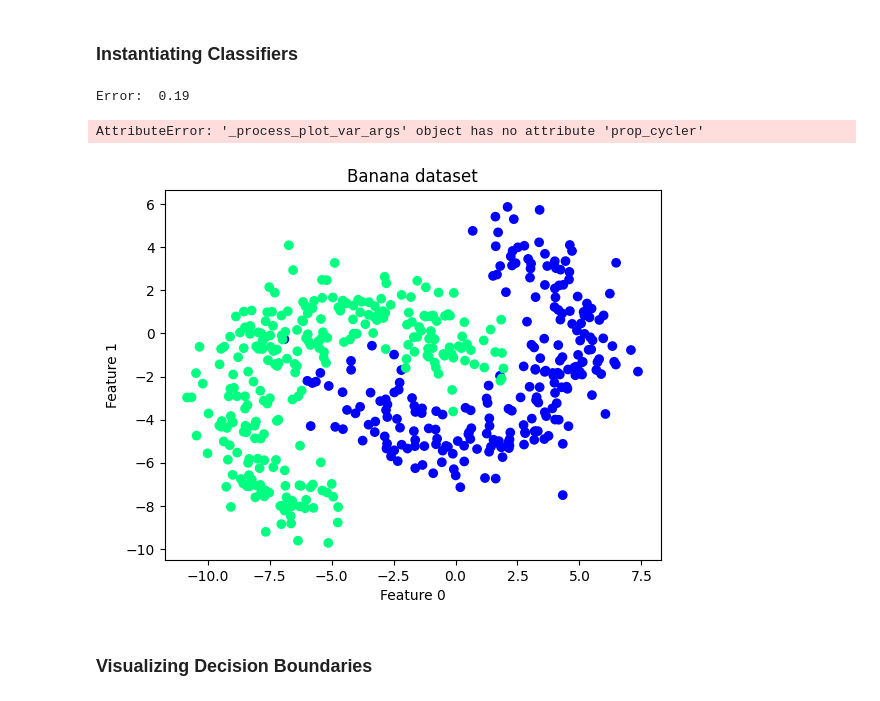
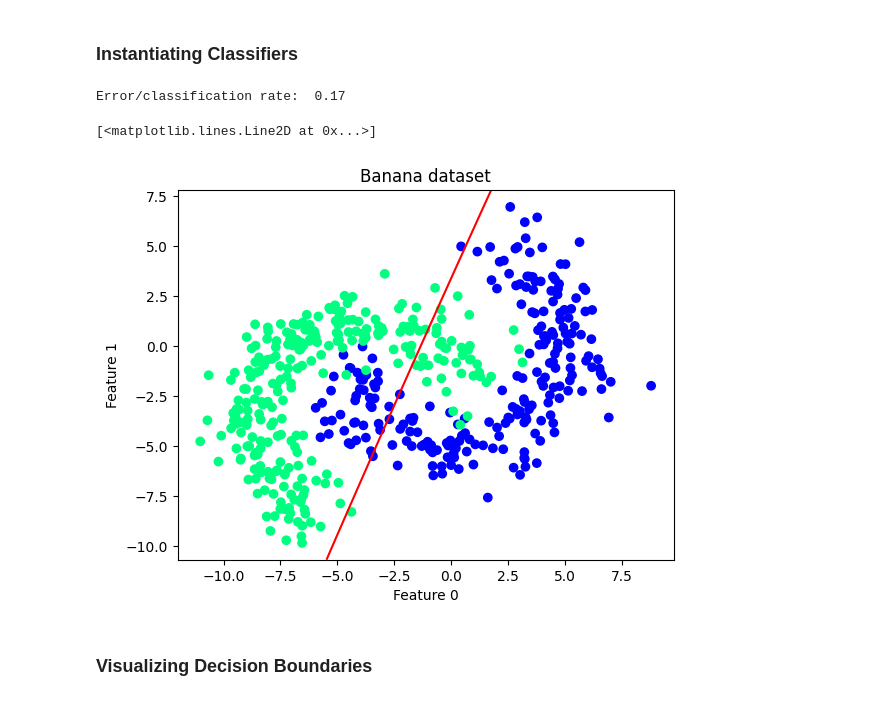
Before and after one commit to nadinekuo/MachineLearning1-Labs, a Jupyter notebook: 1-Basics-of-ML/1.1-decision-theory.ipynb, the cells around one changed output. Saved outputs shown, nothing was run; the diff lists cells and outputs as text; code cells hidden in the pictures.

```diff
--- a/1-Basics-of-ML/1.1-decision-theory.ipynb
+++ b/1-Basics-of-ML/1.1-decision-theory.ipynb
@@ -104,26 +104,26 @@ New bananas dataset without labels:
 ### Instantiating Classifiers
 # %%
 bananas_data = pr.gendatb(500)
-nm_classifier = pr.nmc(bananas_data)  # directly trained on the dataset
+quad_classifier = pr.qdc(bananas_data)  # directly trained on the dataset
 
-# nm_classifier = pr.nmc()  # create an untrained classifier
+# nm_classifier = pr.nmc()  # NOTE: create an untrained classifier
 # nm_classifier.train(bananas_data)
 
-classification = nm_classifier.eval(bananas_data)  # evaluate the classifier on the dataset
+classification = quad_classifier.eval(bananas_data)  # evaluate the classifier on the dataset
 # print('Labels: \n', pr.labeld(classification)) # extract the labels
-print('Error: ', pr.testc(classification)) # classification rate
+# TODO: is this the error rate??
+print('Error/classification rate: ', pr.testc(classification)) # classification rate
 
-# We can also pass hyperparams
-svc_classifier = pr.svc(bananas_data, ('rbf', 4.5, 1)) # kernel, kernel parameter, regularization parameter
+# # We can also pass hyperparams
+# svc_classifier = pr.svc(bananas_data, ('rbf', 4.5, 1)) # kernel, kernel parameter, regularization parameter
 
 # Plot the decision boundary
 pr.scatterd(bananas_data)
-# TODO: AttributeError??
-pr.plotc(svc_classifier)
+pr.plotc(quad_classifier, levels=[0], colors='r', gridsize=100)
 # %% [output]
-Error:  0.19
+Error/classification rate:  0.17
-AttributeError: '_process_plot_var_args' object has no attribute 'prop_cycler'
+[<matplotlib.lines.Line2D at 0x...>]
-[figure, old version]
+[figure, new version]
 # %% [markdown]
 ### Visualizing Decision Boundaries
 # %%
```
Also changed, not shown: parts of 5 cells of this notebook.
